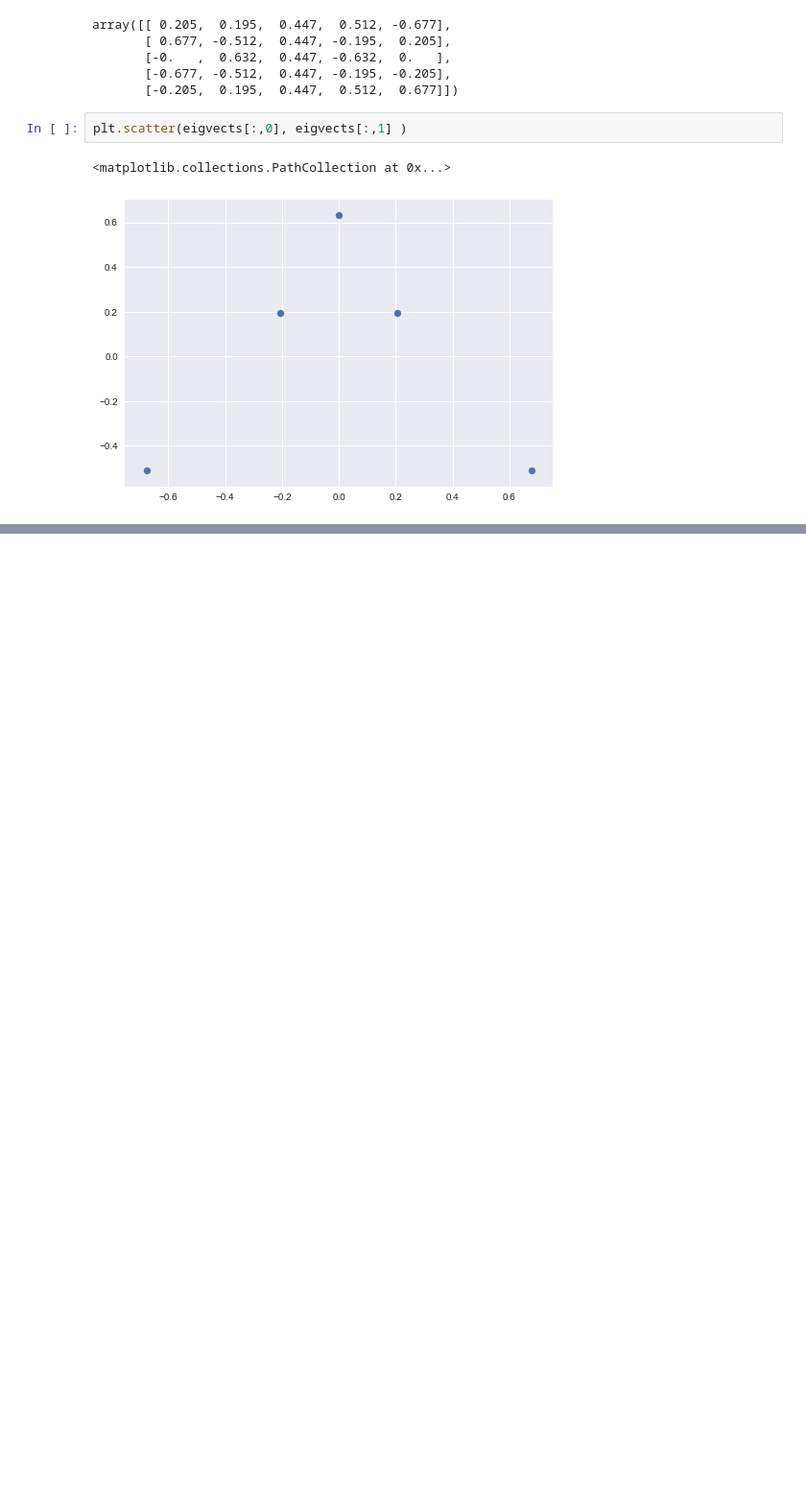
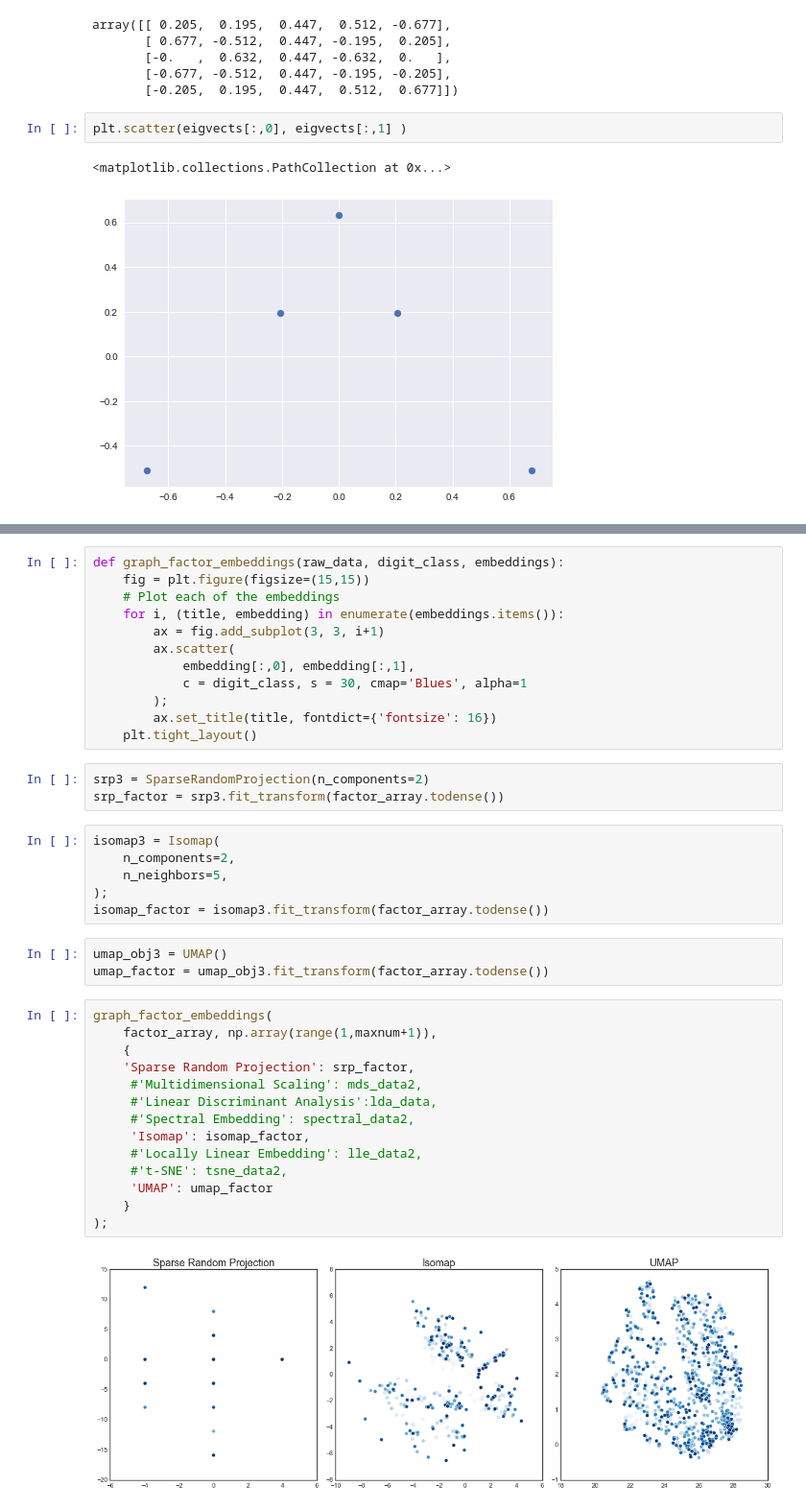
Before and after one commit to milesaturpin/math-with-python, a Jupyter notebook: high-dim-data.ipynb, the cells around one changed output, grey strips where cells are left out. Shown at 96% size. Drawn from its saved outputs; the diff is of its cells as text; blank space fills up the shorter version.

```diff
--- a/high-dim-data.ipynb
+++ b/high-dim-data.ipynb
@@ -146,0 +386,40 @@ plt.scatter(eigvects[:,0], eigvects[:,1] )
+# %%
+def graph_factor_embeddings(raw_data, digit_class, embeddings):
+    fig = plt.figure(figsize=(15,15))
+    # Plot each of the embeddings
+    for i, (title, embedding) in enumerate(embeddings.items()):
+        ax = fig.add_subplot(3, 3, i+1)
+        ax.scatter(
+            embedding[:,0], embedding[:,1],
+            c = digit_class, s = 30, cmap='Blues', alpha=1
+        );
+        ax.set_title(title, fontdict={'fontsize': 16})
+    plt.tight_layout()
+# %%
+srp3 = SparseRandomProjection(n_components=2)
+srp_factor = srp3.fit_transform(factor_array.todense())
+# %%
+isomap3 = Isomap(
+    n_components=2,
+    n_neighbors=5,
+);
+isomap_factor = isomap3.fit_transform(factor_array.todense())
+# %%
+umap_obj3 = UMAP()
+umap_factor = umap_obj3.fit_transform(factor_array.todense())
+# %%
+graph_factor_embeddings(
+    factor_array, np.array(range(1,maxnum+1)),
+    {
+    'Sparse Random Projection': srp_factor,
+     #'Multidimensional Scaling': mds_data2,
+     #'Linear Discriminant Analysis':lda_data,
+     #'Spectral Embedding': spectral_data2,
+     'Isomap': isomap_factor,
+     #'Locally Linear Embedding': lle_data2,
+     #'t-SNE': tsne_data2,
+     'UMAP': umap_factor
+    }
+);
+# %% [output]
+[figure, added]
```
Also changed, not shown: parts of 50 cells of this notebook, 5 other files.
